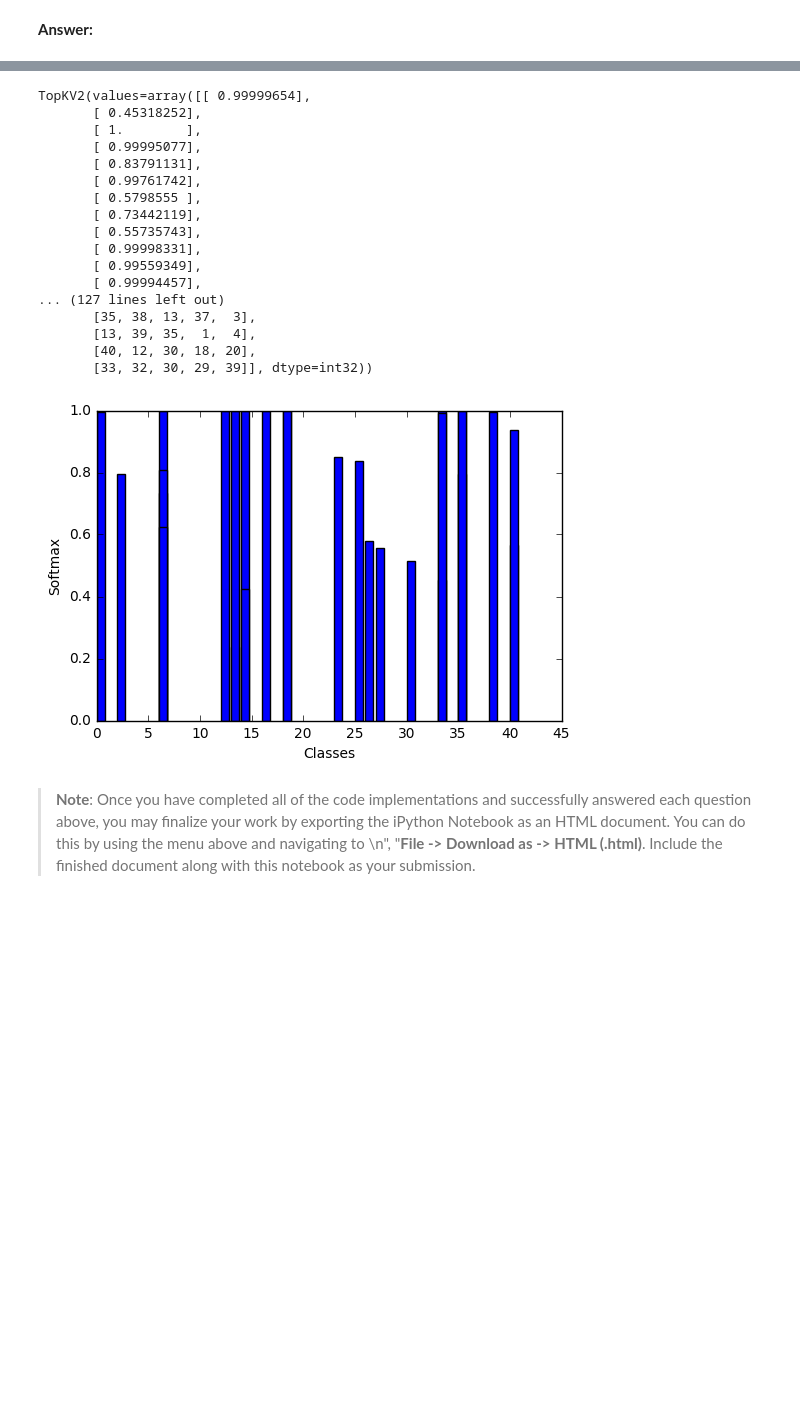
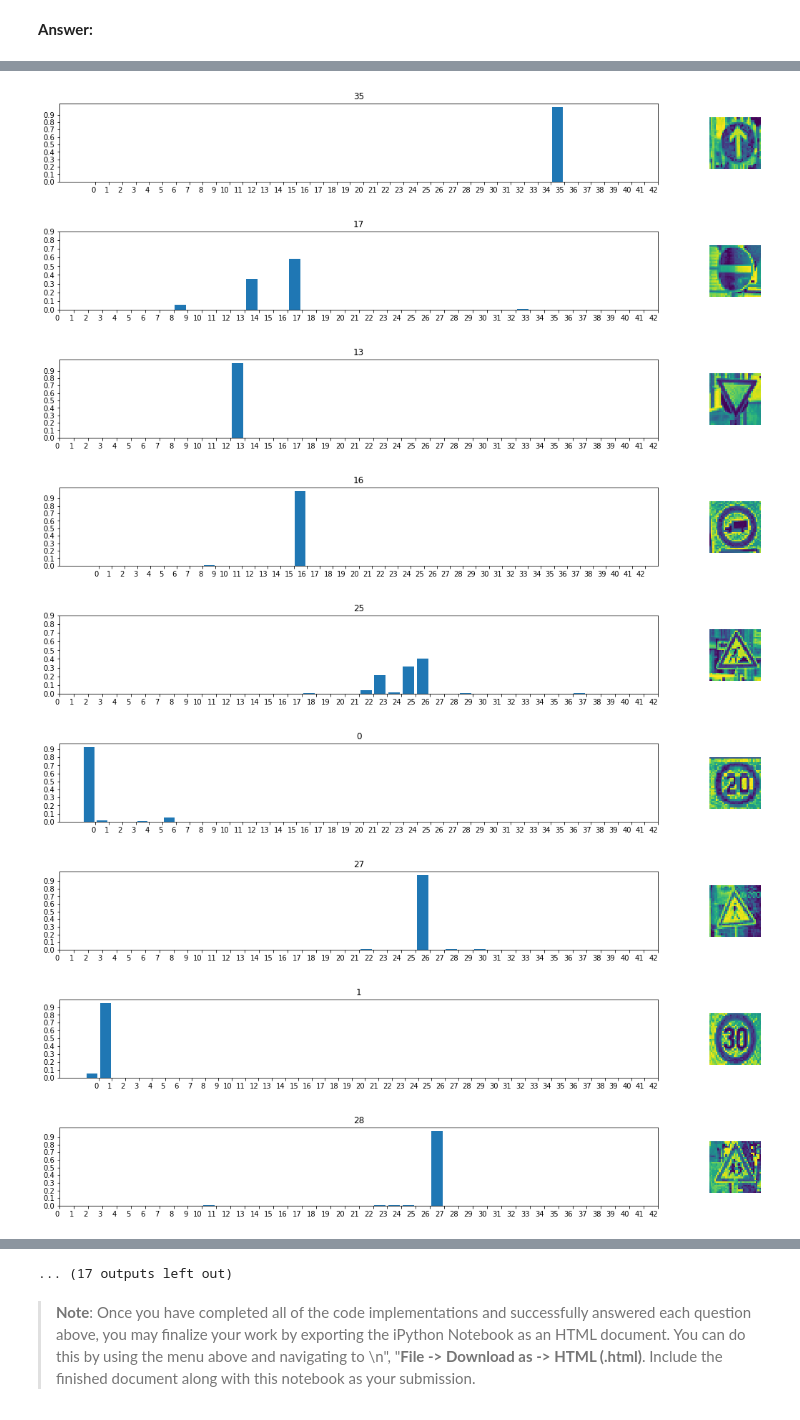
Before and after one commit to reinaldomaslim/CarND-Traffic-Sign-Classifier-Project, a Jupyter notebook: Traffic_Sign_Classifier.ipynb, the cells around one changed output, grey strips where cells are left out. Saved outputs shown, nothing was run; the diff lists cells and outputs as text; code cells hidden in the pictures; blank space fills up the shorter version.

```diff
--- a/Traffic_Sign_Classifier.ipynb
+++ b/Traffic_Sign_Classifier.ipynb
@@ -610,28 +624,29 @@ Looking just at the first row we get `[ 0.34763842,  0.24879643,  0.12789202]`,
 # %%
 with tf.Session() as sess:
     #sess.run(tf.global_variables_initializer())
     saver.restore(sess, tf.train.latest_checkpoint('.'))
 
     probability=sess.run(logits, feed_dict={x: images})
 
-    top=sess.run(tf.nn.top_k(tf.nn.softmax(probability), k=5))
+    top_predictions=sess.run(tf.nn.top_k(tf.nn.softmax(probability), k=10))
 
-
-    softmax_prob=sess.run(tf.nn.top_k(tf.nn.softmax(probability), k=1))
-    print(softmax_prob)
-    plt.bar(softmax_prob.indices, softmax_prob.values)
-    plt.xlabel('Classes')
-    plt.ylabel('Softmax')
-    print(top)
-
-    for i, (labels, probs, candidate) in enumerate(zip(softmax_prob.indices, softmax_prob.values, test_images)):
-        fig=plt.figure(figsize(15,2))
+    for i, (labels, probs, candidate) in enumerate(zip(top_predictions.indices, top_predictions.values, images)):
+        fig=plt.figure(figsize=(15,2))
         plt.bar(labels, probs)
         plt.title(test_images_labels[i])
-        height=candidate.shape[0]
+
         plt.xticks(np.arange(0.5, 43.5, 1.0), np.unique(y_train), ha='right')
         plt.yticks(np.arange(0.0, 1.0, 0.1), np.arange(0.0, 1.0, 0.1))
         ax=plt.axes([.75, 0.25, 0.5, 0.5], frameon=True)
-        ax.imshow(candidate)
+        ax.imshow(candidate.squeeze())
         ax.axis('off')
 # %% [output]
+[figure, new version]
+[figure, added]
+[figure, added]
+[figure, added]
+[figure, added]
+[figure, added]
+[figure, added]
+[figure, added]
+[figure, added]
@@ -638,21 +656,4 @@ with tf.Session() as sess:
-TopKV2(values=array([[ 0.99999654],
-       [ 0.45318252],
-       [ 1.        ],
-       [ 0.99995077],
-       [ 0.83791131],
-       [ 0.99761742],
-       [ 0.5798555 ],
-       [ 0.73442119],
-       [ 0.55735743],
-       [ 0.99998331],
-       [ 0.99559349],
-       [ 0.99994457],
-... (127 lines left out)
-       [35, 38, 13, 37,  3],
-       [13, 39, 35,  1,  4],
-       [40, 12, 30, 18, 20],
-       [33, 32, 30, 29, 39]], dtype=int32))
+... (17 outputs left out)
-[figure, old version]
 # %% [markdown]
 > **Note**: Once you have completed all of the code implementations and successfully answered each question above, you may finalize your work by exporting the iPython Notebook as an HTML document. You can do this by using the menu above and navigating to  \n",
     "**File -> Download as -> HTML (.html)**. Include the finished document along with this notebook as your submission.
```
Also changed, not shown: parts of 12 cells of this notebook, 3 other files.
